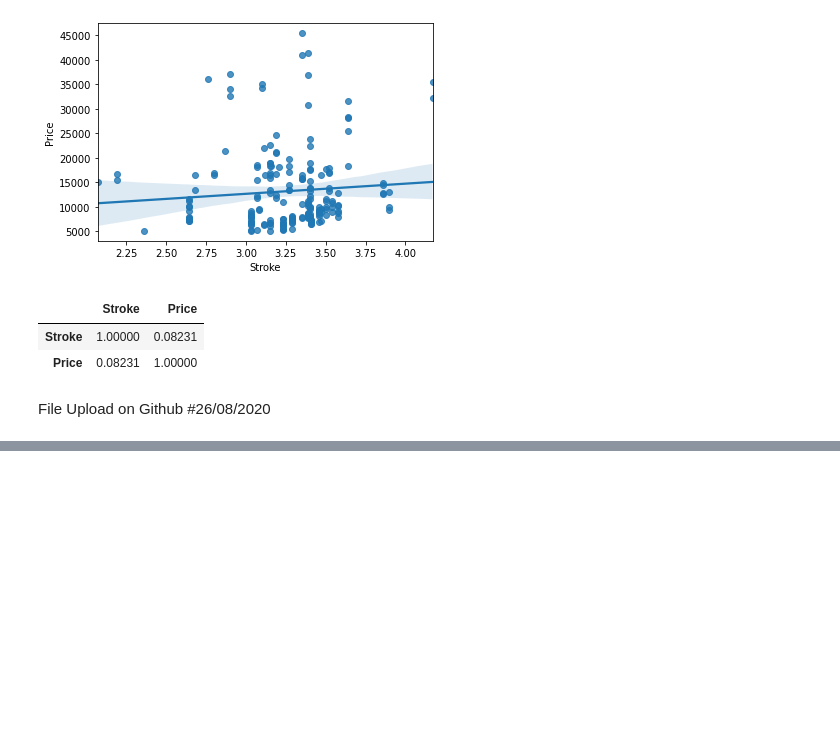
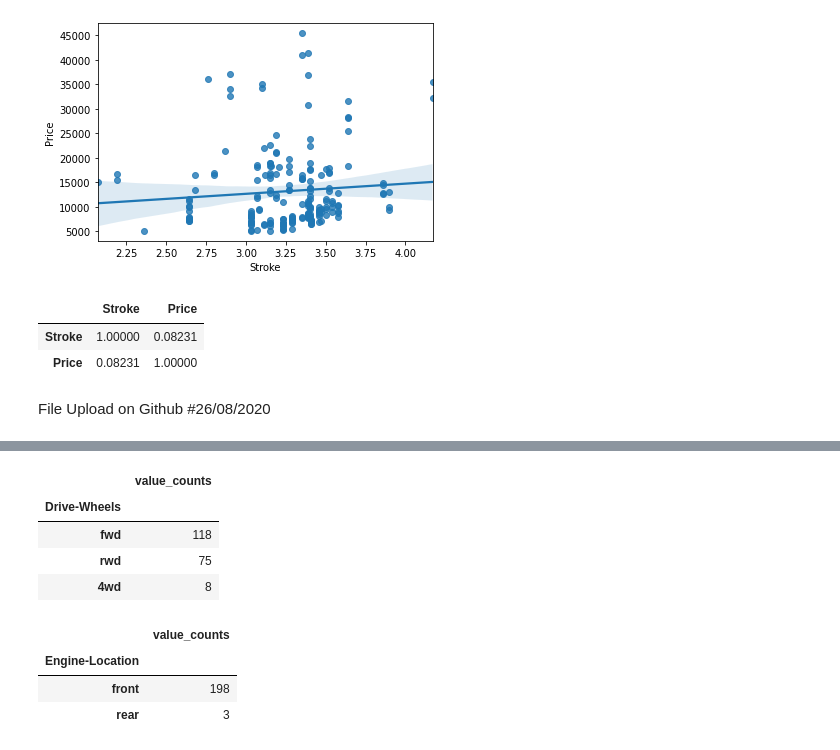
Before and after one commit to mebkdas/Python, a Jupyter notebook: 11908440_ML.ipynb, the cells around one changed output, grey strips where cells are left out. Cells and saved outputs as stored; diff of their text form; code cells hidden in the pictures; blank space fills up the shorter version.

```diff
--- a/11908440_ML.ipynb
+++ b/11908440_ML.ipynb
@@ -403,0 +423,19 @@ File Upload on Github #26/08/2020
+# %%
+drive_wheels_counts.index.name="Drive-Wheels"
+drive_wheels_counts
+# %% [output]
+|  | value_counts |
+| Drive-Wheels |  |
+| fwd | 118 |
+| rwd | 75 |
+| 4wd | 8 |
+# %%
+Engine_Location_Counts = df['Engine-Location'].value_counts().to_frame()
+Engine_Location_Counts.rename(columns={'Engine-Location':'value_counts'},inplace=True)
+Engine_Location_Counts.index.name = 'Engine-Location'
+Engine_Location_Counts.head()
+# %% [output]
+|  | value_counts |
+| Engine-Location |  |
+| front | 198 |
+| rear | 3 |
```
Also changed, not shown: parts of 4 cells of this notebook.
